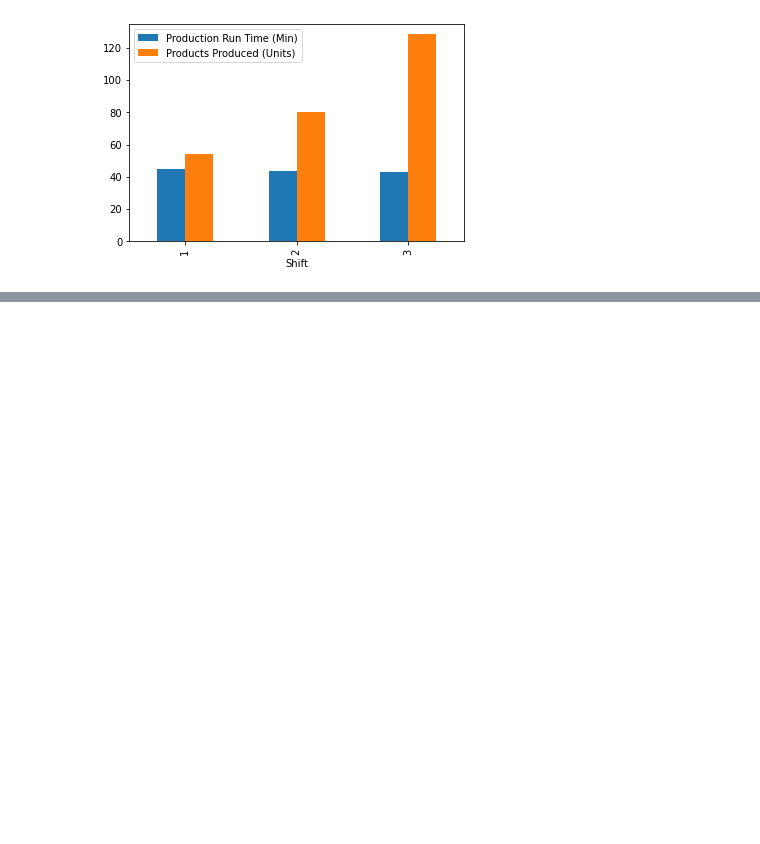
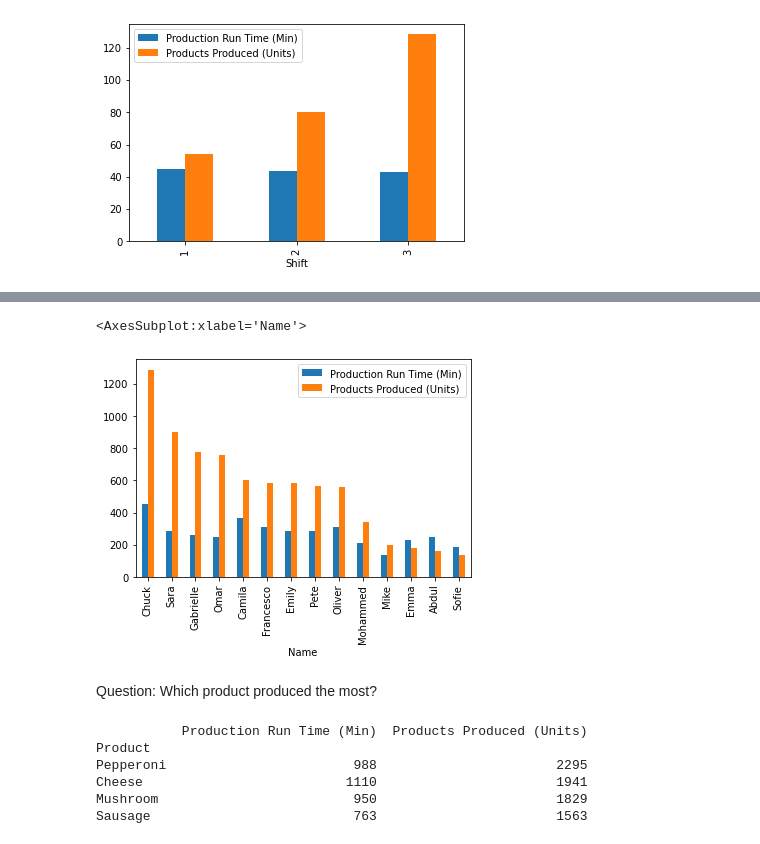
Before and after one commit to darrenng1996/ProductivityPython, a Jupyter notebook: Productivity.ipynb, the cells around one changed output, grey strips where cells are left out. Saved outputs shown, nothing was run; the diff lists cells and outputs as text; code cells hidden in the pictures; blank space fills up the shorter version.

```diff
--- a/Productivity.ipynb
+++ b/Productivity.ipynb
@@ -80,0 +83,5 @@ shift_productivity.plot(kind='bar')
+# %%
+person = df_all.groupby(['Name']).sum()
+# %%
+whichPerson = person.loc[:,"Production Run Time (Min)":"Products Produced (Units)"].sort_values('Products Produced (Units)', ascending = False)
+print(whichPerson)
@@ -80,0 +105,7 @@ shift_productivity.plot(kind='bar')
+# %%
+whichPerson.plot(kind='bar')
+# %% [output]
+<AxesSubplot:xlabel='Name'>
+[figure, added]
+# %% [markdown]
+Question: Which product produced the most?
@@ -80,0 +116,9 @@ shift_productivity.plot(kind='bar')
+# %%
+print(whichProduct)
+# %% [output]
+           Production Run Time (Min)  Products Produced (Units)
+Product
+Pepperoni                        988                       2295
+Cheese                          1110                       1941
+Mushroom                         950                       1829
+Sausage                          763                       1563
```
Also changed, not shown: parts of 5 cells of this notebook, 2 other files.
